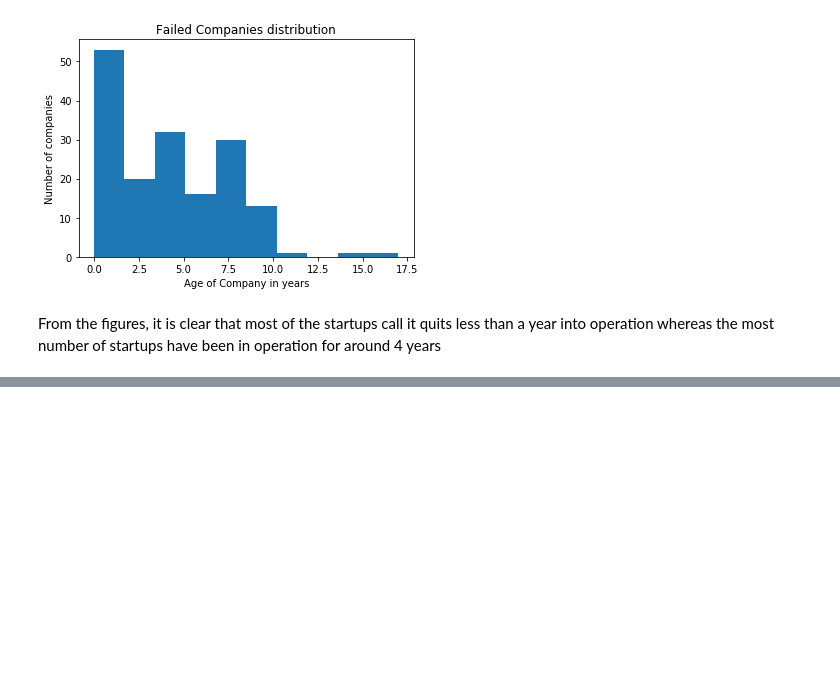
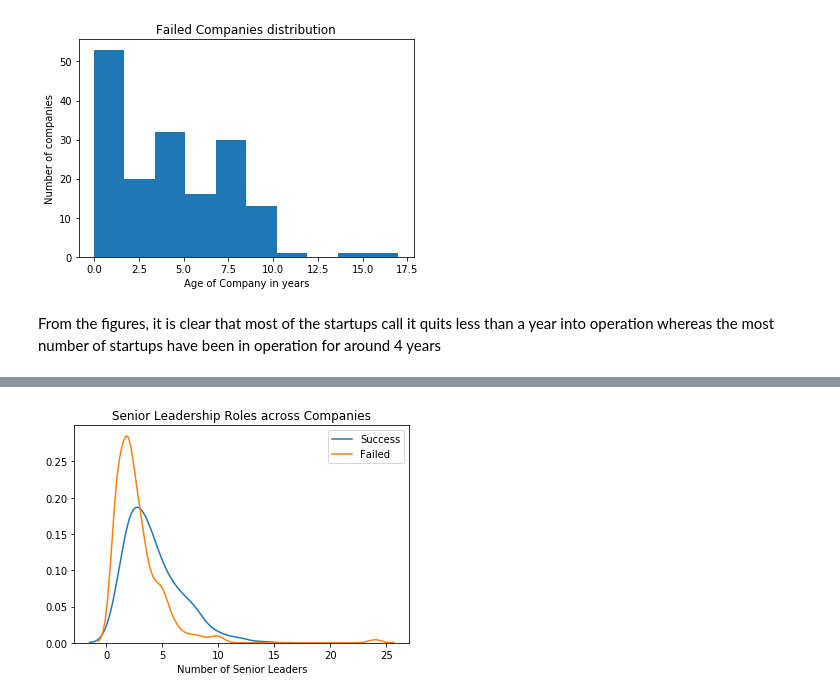
Before and after one commit to RishithBhowmick/DataAnalytics, a Jupyter notebook: Initial EDA Project.ipynb, the cells around one changed output, grey strips where cells are left out. Cells and saved outputs as stored; diff of their text form; code cells hidden in the pictures; blank space fills up the shorter version.

```diff
--- a/Initial EDA Project.ipynb
+++ b/Initial EDA Project.ipynb
@@ -87,0 +209,11 @@ whereas the most number of startups have been in operation for around 4 years
+# %%
+status=['Success',"Failed"]
+for i in status:
+    subset = df[df['Dependent-Company Status'] == i]
+    sns.distplot(subset['Team size Senior leadership'], hist = False,
+                 label = i)
+plt.xlabel("Number of Senior Leaders")
+plt.title("Senior Leadership Roles across Companies")
+plt.show()
+# %% [output]
+[figure, added]
```
Also changed, not shown: parts of 24 cells of this notebook, 1 other file.
